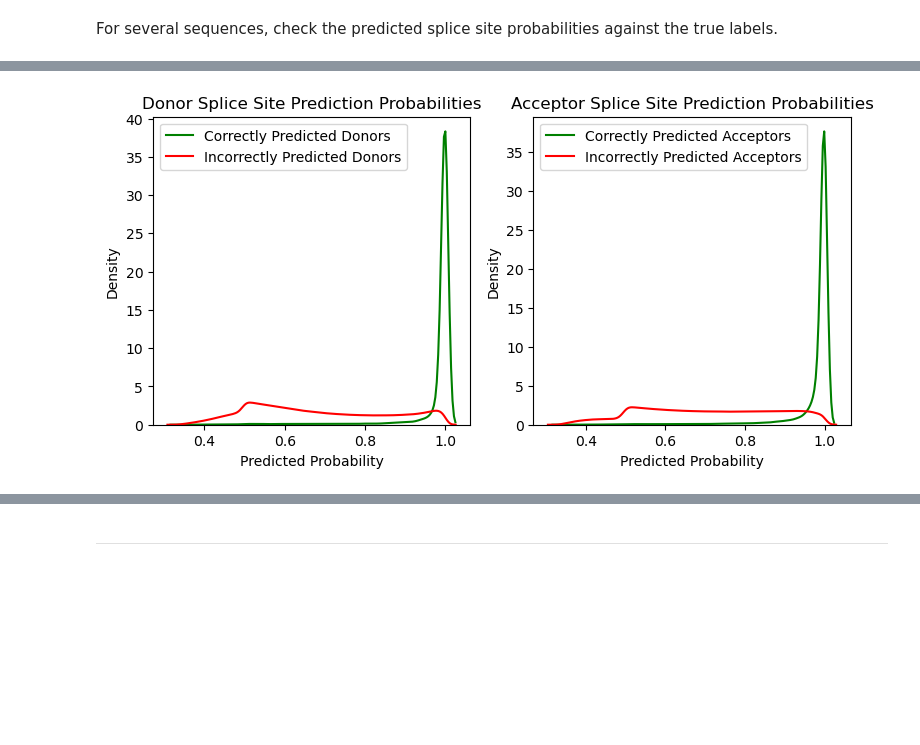
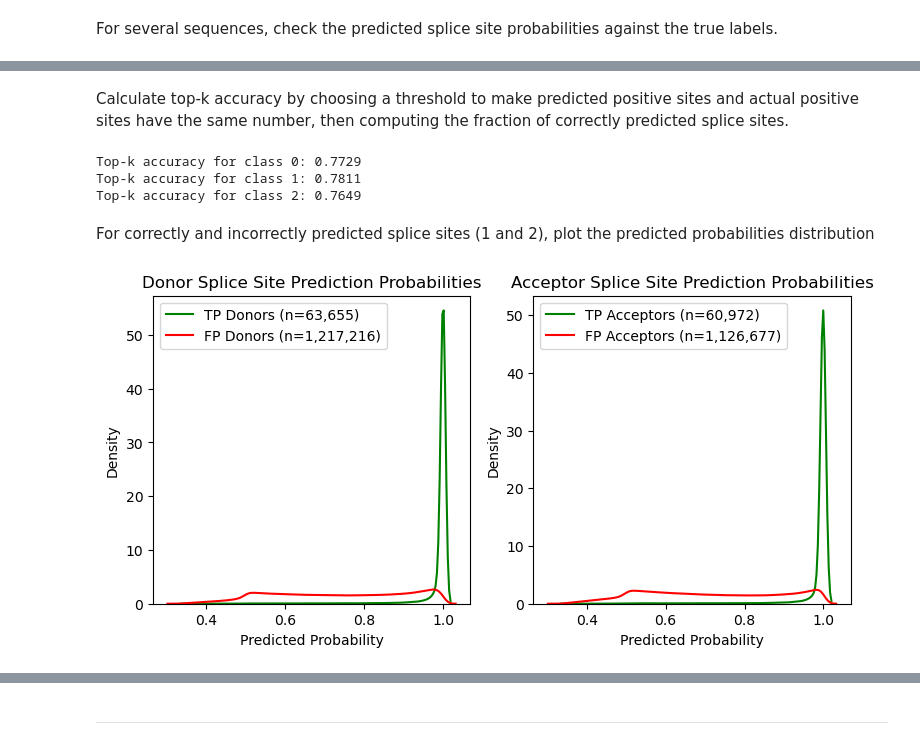
Before and after one commit to anamariaelek/splicevo, a Jupyter notebook: notebooks/model_evaluation.ipynb, the cells around one changed output, grey strips where cells are left out. Cells and saved outputs as stored; diff of their text form; code cells hidden in the pictures; blank space fills up the shorter version.

Commit message:
Fix mask loading and evaluate focal loss model

```diff
--- a/notebooks/model_evaluation.ipynb
+++ b/notebooks/model_evaluation.ipynb
@@ -10,9 +10,9 @@ import os
 Load model predictions
 # %%
 subset = "full"
-kb="5"
+kb="1"
 species = "mouse_rat_human"
-model = f"{subset}_{species}_{kb}kb"
+model = f"{subset}_{species}_{kb}kb_focal"
 
 # Load test metadata
 data_dir = f"/home/elek/sds/sd17d003/Anamaria/splicevo/data/"
@@ -39,7 +39,8 @@ pred_dir = "/home/elek/sds/sd17d003/Anamaria/splicevo/predictions/transformer"
 pred_path = os.path.join(pred_dir, model)
 
 from splicevo.utils.data_utils import load_predictions
-pred_labels, pred_probs, pred_sse, meta, true_labels, true_sse, condition_mask = load_predictions(pred_path)
+# Don't overwrite condition_mask - it's loaded from data_path, not pred_path
+pred_labels, pred_probs, pred_sse, meta, true_labels, true_sse, _ = load_predictions(pred_path)
 
 # Load metadata
 meta_fn = os.path.join(pred_path, "metadata.json")
@@ -116,3 +184,36 @@ Confusion matrix (rows are true labels, columns are predicted labels):
+# %% [markdown]
+Calculate top-k accuracy by choosing a threshold to make predicted positive sites and actual positive sites have the same number, then computing the fraction of correctly predicted splice sites.
+# %%
+def top_k_accuracy(y_true, y_scores):
+    # How many actual positive sites (k) are there?
+    k = np.sum(y_true)
+    # Select prediction value threshold at which there are k predicted positive sites
+    threshold = np.sort(y_scores)[-k]
+    # Predicted positive sites
+    y_pred = (y_scores >= threshold).astype(int)
+    # Calculate accuracy
+    accuracy = np.sum((y_pred == 1) & (y_true == 1)) / k
+    return accuracy
+
+top_k_acc = {}
+for class_idx in range(3):
+    if class_idx == 0:
+        y_true = (true_labels != class_idx).astype(int)
+        y_scores = 1 - pred_probs[:, :, class_idx].reshape(-1)
+    else:
+        y_true = (true_labels == class_idx).astype(int)
+        y_scores = pred_probs[:,:,class_idx]
+    y_true = y_true.reshape(-1)
+    y_scores = y_scores.reshape(-1)
+    acc = top_k_accuracy(y_true, y_scores)
+    top_k_acc[class_idx] = acc
+    print(f"Top-k accuracy for class {class_idx}: {acc:.4f}")
+# %% [output]
+Top-k accuracy for class 0: 0.7729
+Top-k accuracy for class 1: 0.7811
+Top-k accuracy for class 2: 0.7649
+# %% [markdown]
+For correctly and incorrectly predicted splice sites (1 and 2), plot the predicted probabilities distribution
 # %%
 correct_donor_probs = pred_probs[(true_labels == 1) & (pred_labels == 1), 1]
 incorrect_donor_probs = pred_probs[(true_labels != 1) & (pred_labels == 1), 1]
@@ -121,22 +222,22 @@ incorrect_acceptor_probs = pred_probs[(true_labels != 2) & (pred_labels == 2), 2
 # %%
 %matplotlib inline
 import matplotlib.pyplot as plt
 import seaborn as sns
 plt.figure(figsize=(9, 4))
 plt.subplot(1, 2, 1)
-sns.kdeplot(correct_donor_probs, label='Correctly Predicted Donors', color='g')
-sns.kdeplot(incorrect_donor_probs, label='Incorrectly Predicted Donors', color='r')
+sns.kdeplot(correct_donor_probs, label=f'TP Donors (n={len(correct_donor_probs):,})', color='g')
+sns.kdeplot(incorrect_donor_probs, label=f'FP Donors (n={len(incorrect_donor_probs):,})', color='r')
 plt.title('Donor Splice Site Prediction Probabilities')
 plt.xlabel('Predicted Probability')
 plt.ylabel('Density')
 plt.legend()
 plt.subplot(1, 2, 2)
-sns.kdeplot(correct_acceptor_probs, label='Correctly Predicted Acceptors', color='g')
-sns.kdeplot(incorrect_acceptor_probs, label='Incorrectly Predicted Acceptors', color='r')
+sns.kdeplot(correct_acceptor_probs, label=f'TP Acceptors (n={len(correct_acceptor_probs):,})', color='g')
+sns.kdeplot(incorrect_acceptor_probs, label=f'FP Acceptors (n={len(incorrect_acceptor_probs):,})', color='r')
 plt.title('Acceptor Splice Site Prediction Probabilities')
 plt.xlabel('Predicted Probability')
 plt.ylabel('Density')
 plt.legend()
 plt.show()
 # %% [output]
-[figure, old version]
+[figure, new version]
```
Also changed, not shown: parts of 46 cells of this notebook, 4 other files.
